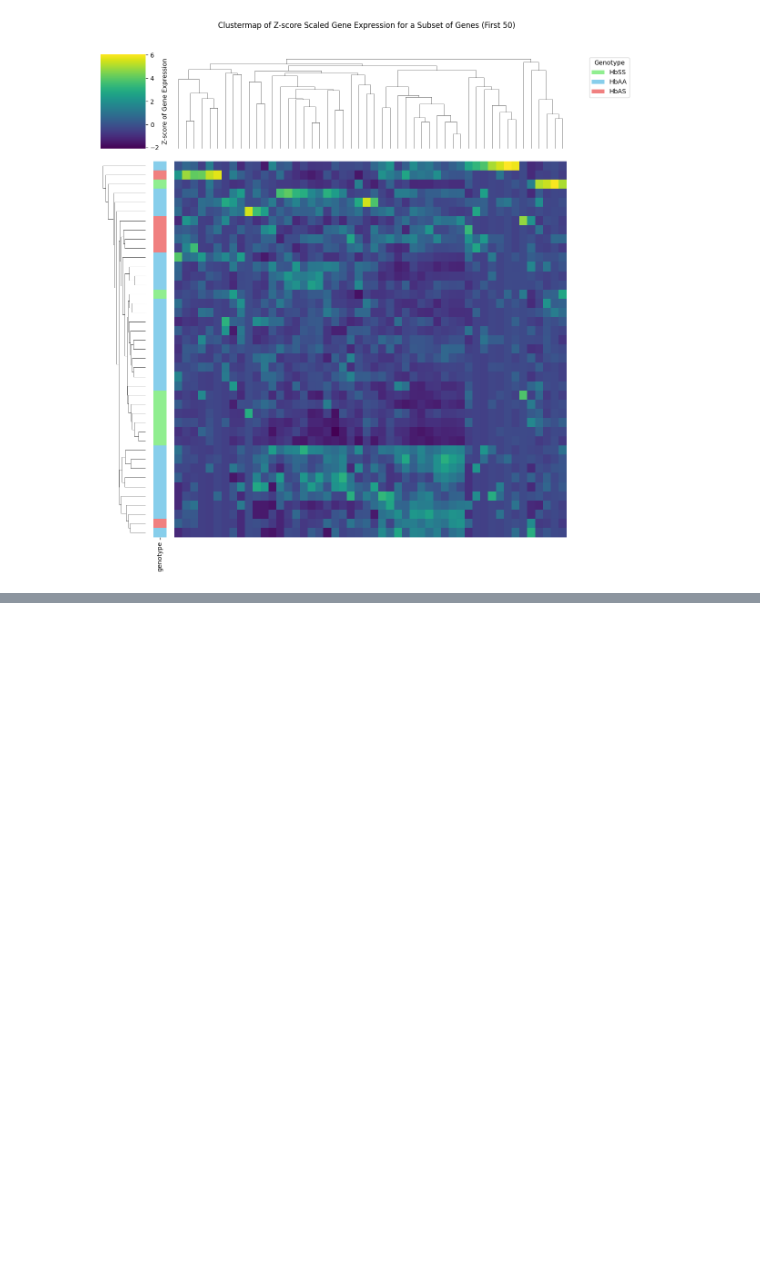
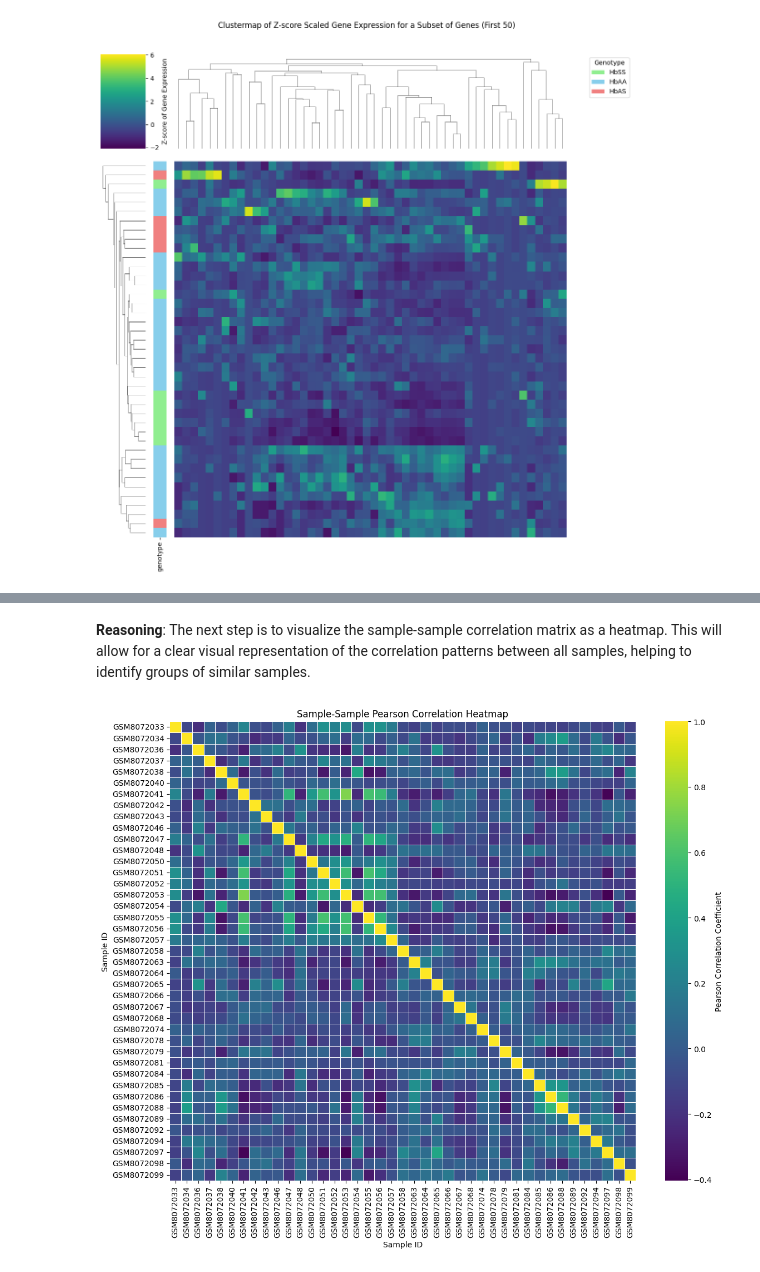
Before and after one commit to Edem-m/JaxProject_Edem-Jaimie, a Jupyter notebook: Jaxproject_Edem_Jaimie.ipynb, the cells around one changed output, grey strips where cells are left out. Saved outputs shown, nothing was run; the diff lists cells and outputs as text; code cells hidden in the pictures; blank space fills up the shorter version.

```diff
--- a/Jaxproject_Edem_Jaimie.ipynb
+++ b/Jaxproject_Edem_Jaimie.ipynb
@@ -1026,0 +1674,5 @@ plt.show()
+# %%
+sample_correlation = scaled_gene_expression_df.T.corr(method='pearson')
+
+print("Sample-sample correlation matrix calculated (first 5 rows and columns):")
+display(sample_correlation.head())
@@ -1026,0 +1688,23 @@ plt.show()
+# %% [markdown]
+**Reasoning**:
+The next step is to visualize the sample-sample correlation matrix as a heatmap. This will allow for a clear visual representation of the correlation patterns between all samples, helping to identify groups of similar samples.
+# %%
+import matplotlib.pyplot as plt
+import seaborn as sns
+
+plt.figure(figsize=(12, 10))
+sns.heatmap(
+    sample_correlation,
+    cmap='viridis', # Using a colorblind-friendly colormap
+    annot=False,    # Do not show numerical annotations if there are many samples
+    fmt=".2f",      # Format annotations to two decimal places if annot=True
+    linewidths=.5,  # Add lines between cells
+    cbar_kws={'label': 'Pearson Correlation Coefficient'}
+)
+plt.title('Sample-Sample Pearson Correlation Heatmap')
+plt.xlabel('Sample ID')
+plt.ylabel('Sample ID')
+plt.tight_layout()
+plt.show()
+# %% [output]
+[figure, added]
```
Also changed, not shown: parts of 45 cells of this notebook.
